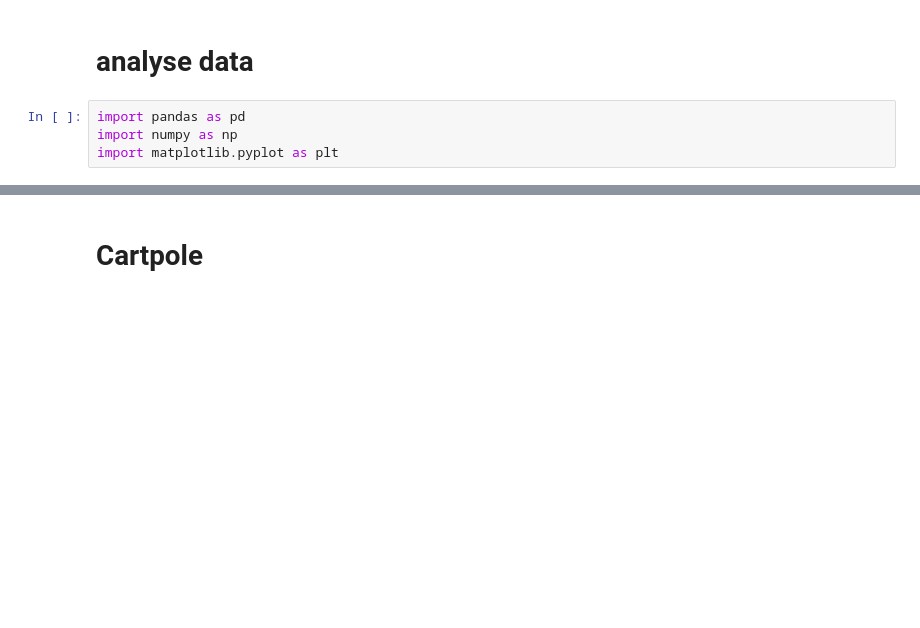
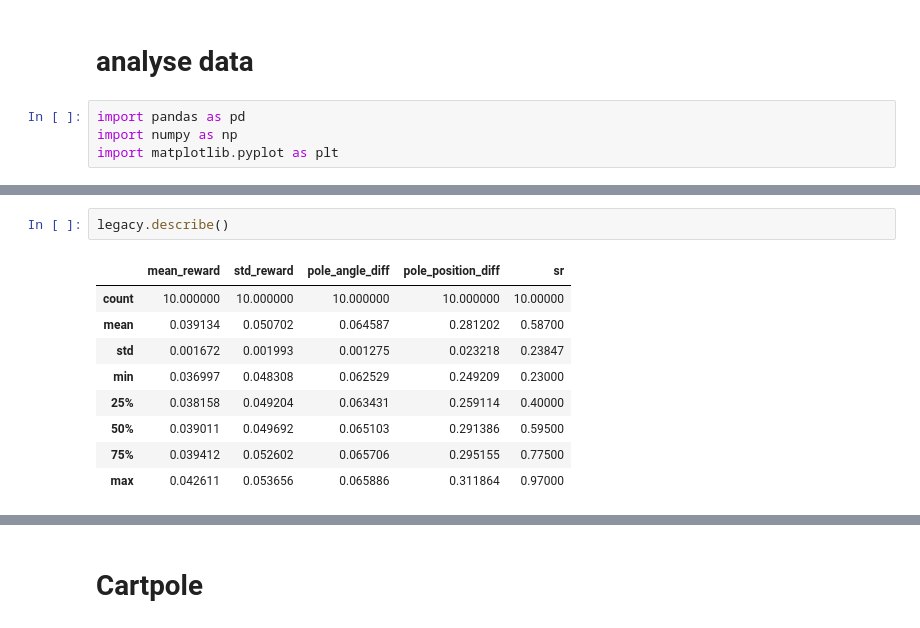
Before and after one commit to VIRAL-UCBL1/VIRAL, a Jupyter notebook: src/data/analyse.ipynb, the cells around one changed output, grey strips where cells are left out. Saved outputs shown, nothing was run; the diff lists cells and outputs as text; blank space fills up the shorter version.

```diff
--- a/src/data/analyse.ipynb
+++ b/src/data/analyse.ipynb
@@ -18,0 +60,12 @@ def plot_reward(data: pd.DataFrame) -> None:
+# %%
+legacy.describe()
+# %% [output]
+|  | mean_reward | std_reward | pole_angle_diff | pole_position_diff | sr |
+| count | 10.000000 | 10.000000 | 10.000000 | 10.000000 | 10.00000 |
+| mean | 0.039134 | 0.050702 | 0.064587 | 0.281202 | 0.58700 |
+| std | 0.001672 | 0.001993 | 0.001275 | 0.023218 | 0.23847 |
+| min | 0.036997 | 0.048308 | 0.062529 | 0.249209 | 0.23000 |
+| 25% | 0.038158 | 0.049204 | 0.063431 | 0.259114 | 0.40000 |
+| 50% | 0.039011 | 0.049692 | 0.065103 | 0.291386 | 0.59500 |
+| 75% | 0.039412 | 0.052602 | 0.065706 | 0.295155 | 0.77500 |
+| max | 0.042611 | 0.053656 | 0.065886 | 0.311864 | 0.97000 |
```
Also changed, not shown: parts of 7 cells of this notebook, 15 other files.
